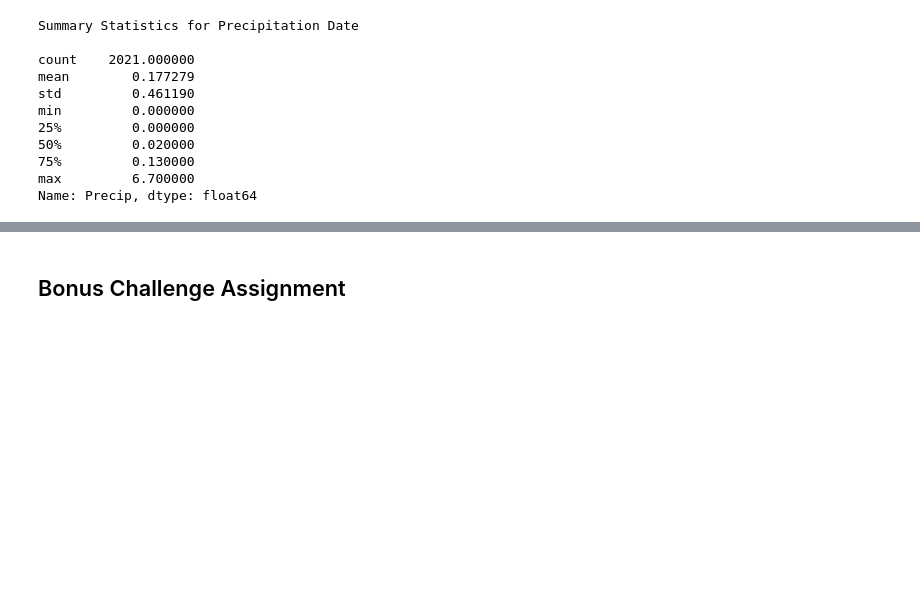
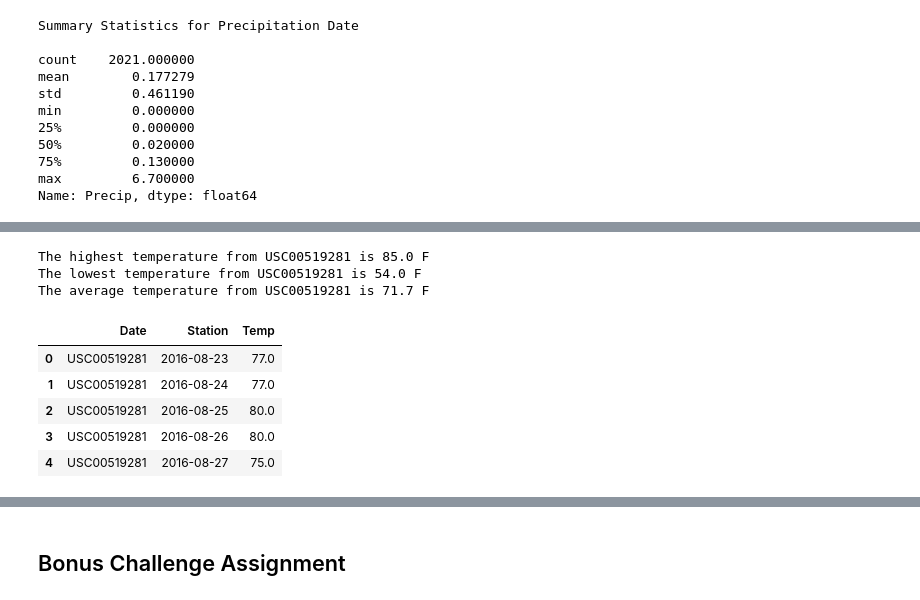
Before and after one commit to j2browns/sqlalchemy-challenge, a Jupyter notebook: climate_starter.ipynb, the cells around one changed output, grey strips where cells are left out. Saved outputs shown, nothing was run; the diff lists cells and outputs as text; code cells hidden in the pictures; blank space fills up the shorter version.

```diff
--- a/climate_starter.ipynb
+++ b/climate_starter.ipynb
@@ -253,6 +306,35 @@ Name: Precip, dtype: float64
 # %%
 # Using the station id from the previous query, calculate the lowest temperature recorded,
 # highest temperature recorded, and average temperature of the most active station?
+sel = [func.max(Measurement.tobs), func.min(Measurement.tobs), func.avg(Measurement.tobs)]
+temp_detail, = session.query(*sel).\
+                filter(Measurement.station == station_max).all()
+
+print(f"The highest temperature from {station_max} is {temp_detail[0]} F")
+print(f"The lowest temperature from {station_max} is {temp_detail[1]} F")
+print(f"The average temperature from {station_max} is {round(temp_detail[2],1)} F")
+# %% [output]
+The highest temperature from USC00519281 is 85.0 F
+The lowest temperature from USC00519281 is 54.0 F
+The average temperature from USC00519281 is 71.7 F
 # %%
 # Choose the station with the highest number of temperature observations.
 # Query the last 12 months of temperature observation data for this station and plot the results as a histogram
+sel = [Measurement.station,Measurement.date, Measurement.tobs]
+temp_survey = session.query(*sel).\
+                filter(Measurement.station == station_max).\
+                filter((Measurement.date <= max_date)& (Measurement.date >= min_date)).all()
+
+temp_survey_df = pd.DataFrame(columns = ["Date","Station", "Temp"])
+for record in temp_survey:
+    (Me_date, Me_stn,Me_temp) = record
+    temp_survey_df = temp_survey_df.append({"Date":Me_date,"Station":Me_stn,"Temp":Me_temp}, ignore_index = True)
+
+temp_survey_df.head()
+# %% [output]
+|  | Date | Station | Temp |
+| 0 | USC00519281 | 2016-08-23 | 77.0 |
+| 1 | USC00519281 | 2016-08-24 | 77.0 |
+| 2 | USC00519281 | 2016-08-25 | 80.0 |
+| 3 | USC00519281 | 2016-08-26 | 80.0 |
+| 4 | USC00519281 | 2016-08-27 | 75.0 |
```
Also changed, not shown: parts of 7 cells of this notebook.
